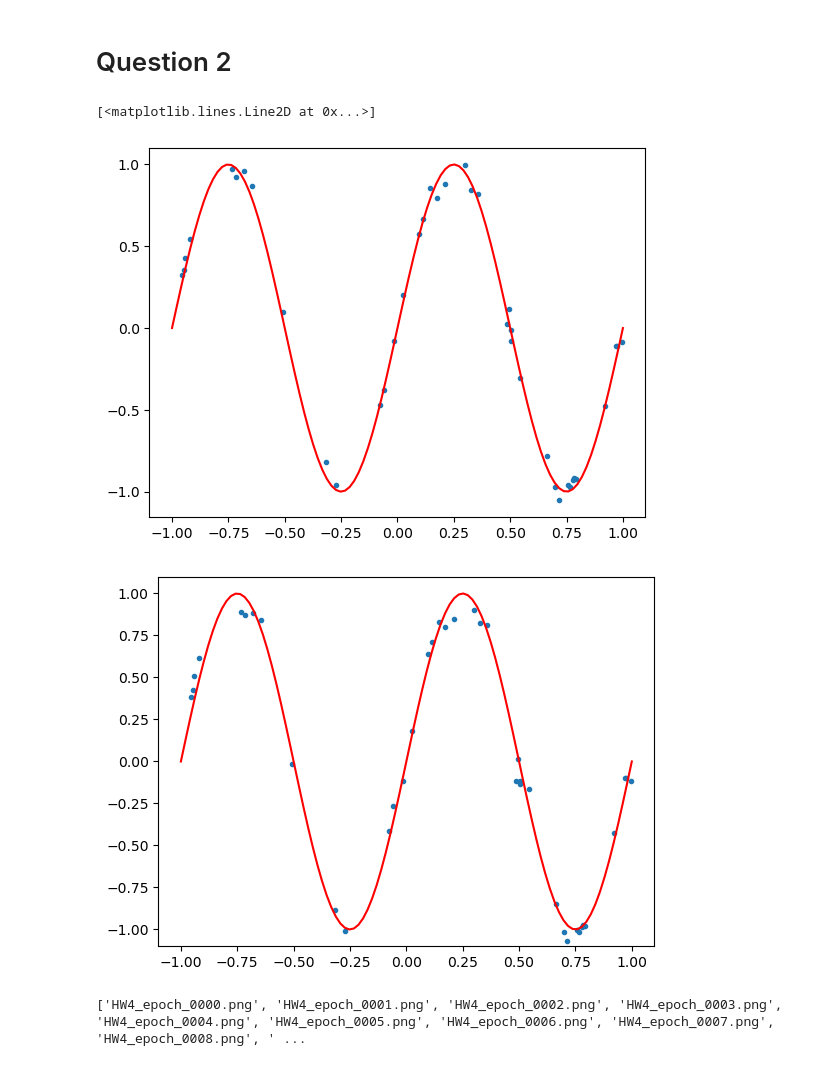
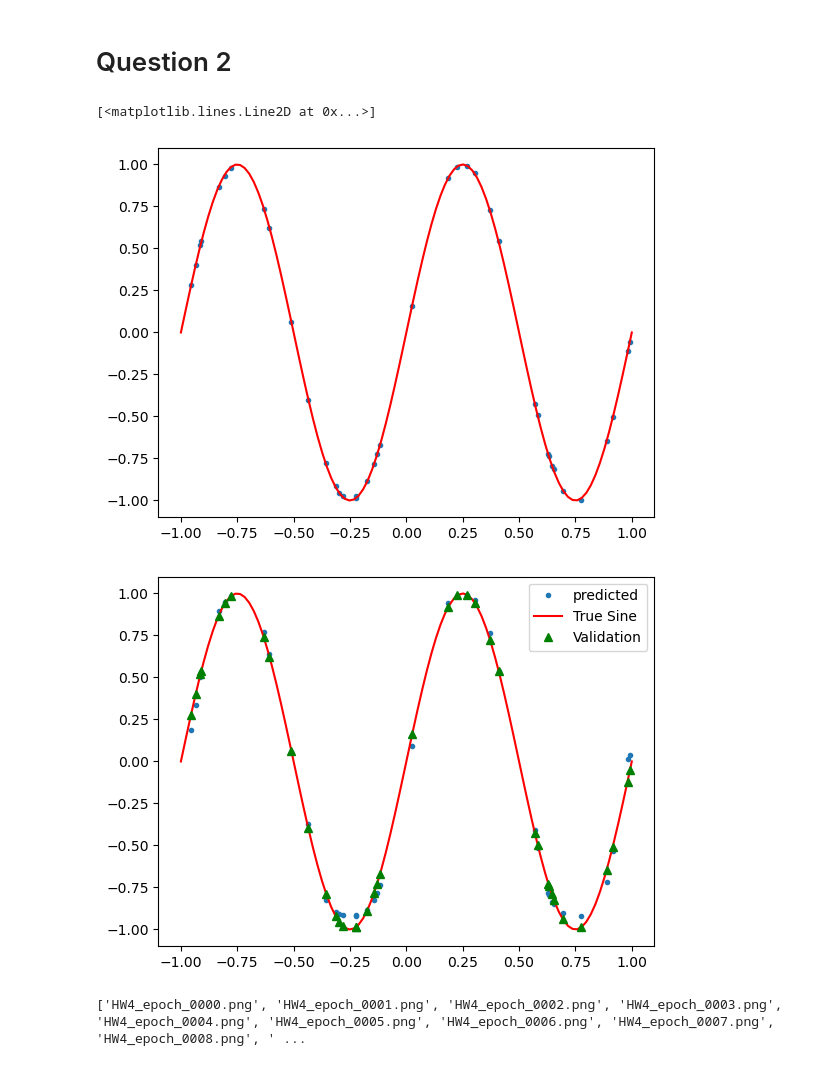
Before and after one commit to ssantellanes/CS607, a Jupyter notebook: Santellanes_Sean_HW4.ipynb, the cells around one changed output. Drawn from its saved outputs; the diff is of its cells as text; code cells hidden in the pictures.

```diff
--- a/Santellanes_Sean_HW4.ipynb
+++ b/Santellanes_Sean_HW4.ipynb
@@ -3,20 +3,20 @@
 # %%
 import numpy as np
 import matplotlib.pyplot as plt
 
 M=40
 Epochs=100
 x = np.random.uniform(-1, 1, M)
 epsilon = 0.1*np.random.uniform(-1, 1, M)
-y = np.sin(2*np.pi*x) + epsilon
+y = np.sin(2*np.pi*x) + 0.1*epsilon
 plt.plot(x,y, '.')
 # regualar grid to actually plot sine function:
 xgrid = np.linspace(-1, 1, 100)
 ygrid = np.sin(2*np.pi*xgrid)
 plt.plot(xgrid, ygrid, 'r')
 # %% [output]
 [<matplotlib.lines.Line2D at 0x...>]
-[figure, old version]
+[figure, new version]
 # %%
 # initialize weights and total Cost-weight gradients
 W1 = 0.9*np.random.uniform(-1, 1, (50, 1))
@@ -74,6 +74,7 @@ The deep learning algorithm from DL3.6 (Algorithm 1)
 import os,shutil
 if os.path.exists(os.path.join(os.getcwd(),"_PNG_man")):
     shutil.rmtree("_PNG_man")
+    os.mkdir("_PNG_man")
 else:
     os.mkdir("_PNG_man")
 Epochs=500
@@ -113,16 +114,18 @@ for epoch in range(Epochs):
   dC_db3[:,:]=0
   y_hat=fnn(y,W1,W2,W3,b1,b2,b3,sigma)
   plt.clf()
-  plt.plot(x,y_hat[0,:], '.')
+  plt.plot(x,y_hat[0,:], '.',label="predicted")
 # regualar grid to actually plot sine function:
   xgrid = np.linspace(-1, 1, 100)
   ygrid = np.sin(2*np.pi*xgrid)
-  plt.plot(xgrid, ygrid, 'r')
+  plt.plot(xgrid, ygrid, 'r',label="True Sine")
+  plt.plot(x, np.sin(2*np.pi*x), 'g^',label="Validation")
   plt.ylim([-1.1,1.1])
+  plt.legend()
   #save plots to png files to create .gif (pronounced Xylophone movie)
   plt.savefig(f"_PNG_man/HW4_epoch_{str(epoch).zfill(4)}.png")
 # %% [output]
-[figure, old version]
+[figure, new version]
 # %%
 '''
 Compile png files to make movie in mentioned directory
```
Also changed, not shown: parts of 2 cells of this notebook.
